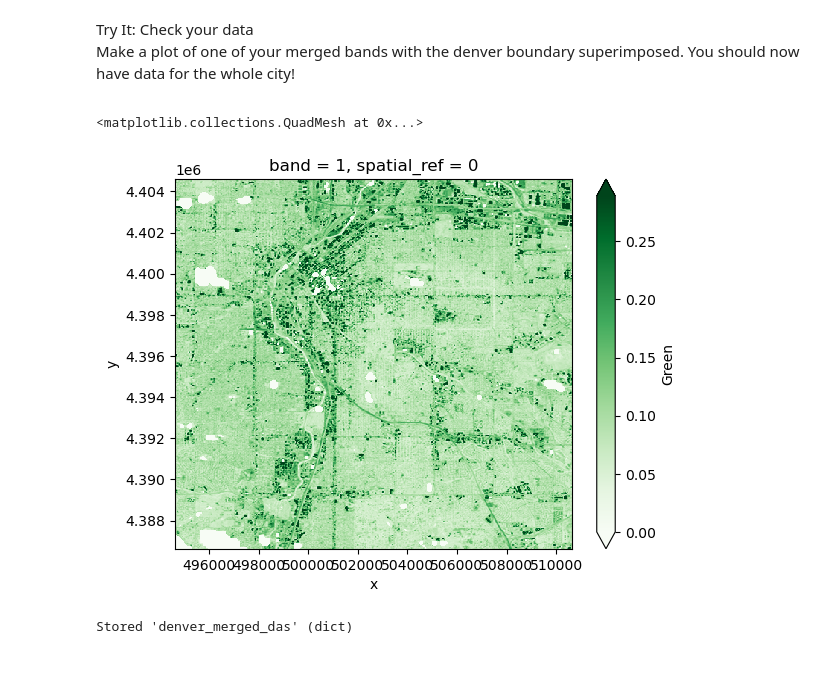
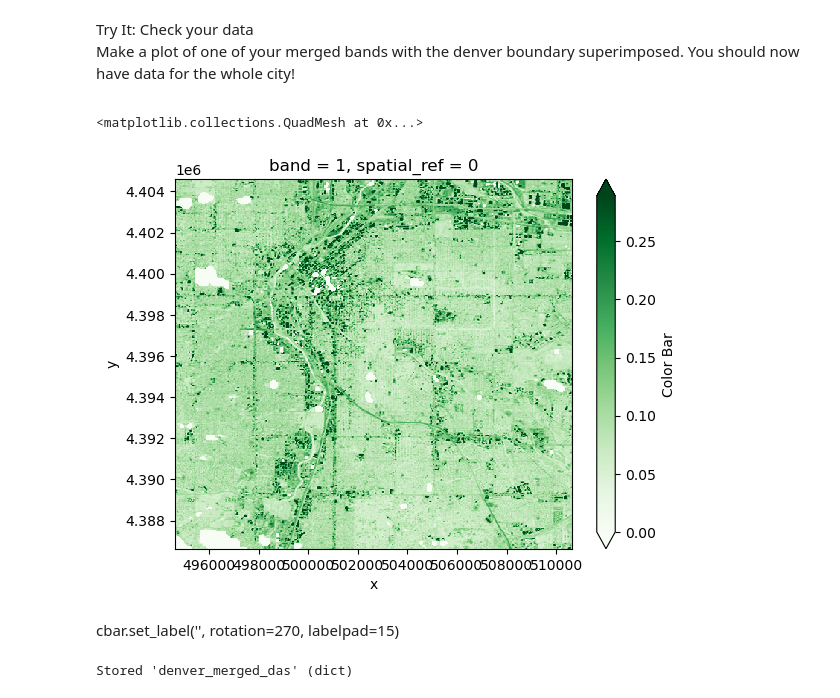
Before and after one commit to earthlab-education/fundamentals-04-redlining-brglea, a Jupyter notebook: notebooks/redlining-12-bulk-download.ipynb, the cells around one changed output. Cells and saved outputs as stored; diff of their text form; code cells hidden in the pictures; blank space fills up the shorter version.

```diff
--- a/notebooks/redlining-12-bulk-download.ipynb
+++ b/notebooks/redlining-12-bulk-download.ipynb
@@ -388,10 +388,16 @@ denver_merged_das = {
 superimposed. You should now have data for the whole city!</p></div></div>
 # %%
 # Plot a merged raster band
-denver_merged_das['green'].plot(cmap='Greens', robust=True)
+denver_merged_das['green'].plot(
+    cmap='Greens',
+    robust=True,
+    cbar_kwargs={"label": "Color Bar"},
+    )
 # %% [output]
 <matplotlib.collections.QuadMesh at 0x...>
-[figure, old version]
+[figure, new version]
+# %% [markdown]
+cbar.set_label('', rotation=270, labelpad=15)
 # %%
 # Store denver_merged_das
 %store denver_merged_das
```
Also changed, not shown: 3 other files.
